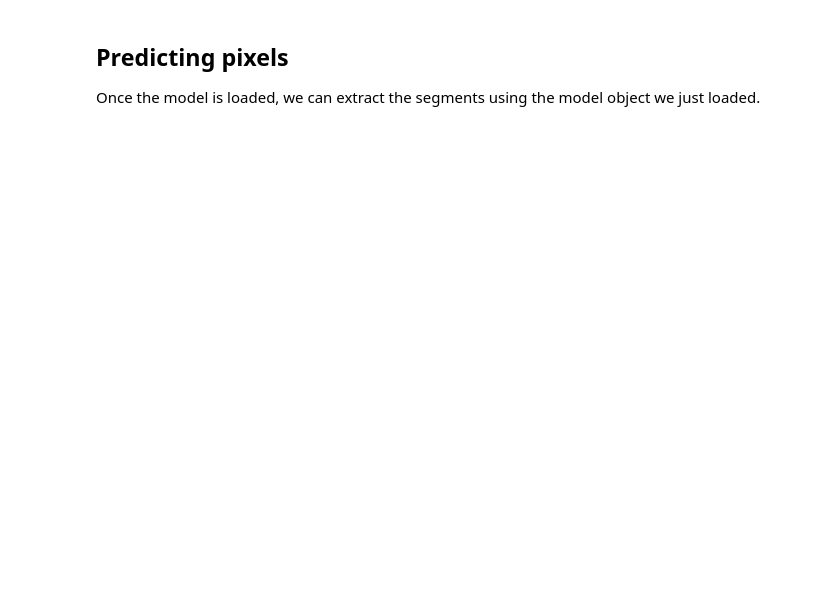
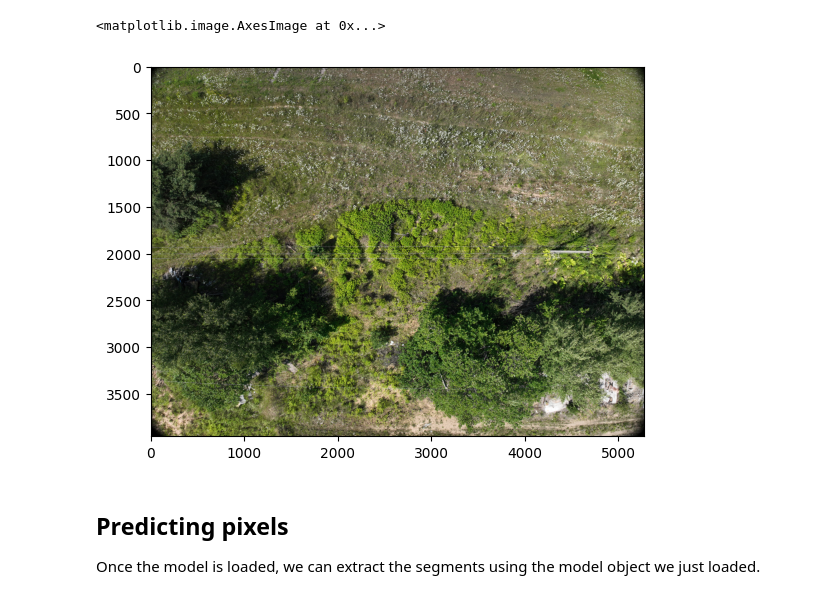
Before and after one commit to mevplanas/sosnovski-identifier, a Jupyter notebook: notebooks/sosnovski_inference_gps.ipynb, the cells around one changed output. Saved outputs shown, nothing was run; the diff lists cells and outputs as text; code cells hidden in the pictures; blank space fills up the shorter version.

Commit message:
added more test iamges

```diff
--- a/notebooks/sosnovski_inference_gps.ipynb
+++ b/notebooks/sosnovski_inference_gps.ipynb
@@ -24,12 +57,15 @@ model = YOLO('../runs/segment/train15/weights/last.pt')
 # %%
 # Defining the path to the image
-path_to_img = 'input/test_image.JPG'
+path_to_img = 'input/test_image_4.JPG'
 base_name = os.path.basename(path_to_img)
 
 # Reading and ploting the image
 img = cv2.imread(path_to_img)
 img = cv2.cvtColor(img, cv2.COLOR_BGR2RGB)
 plt.imshow(img)
+# %% [output]
+<matplotlib.image.AxesImage at 0x...>
+[figure, added]
 # %% [markdown]
 ## Predicting pixels
 
```
Also changed, not shown: parts of 14 cells of this notebook, 8 other files.
